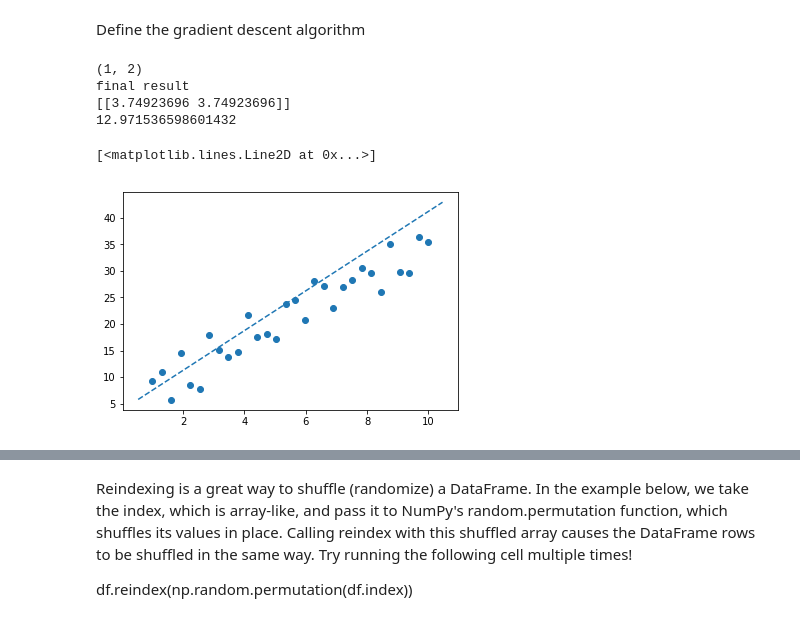
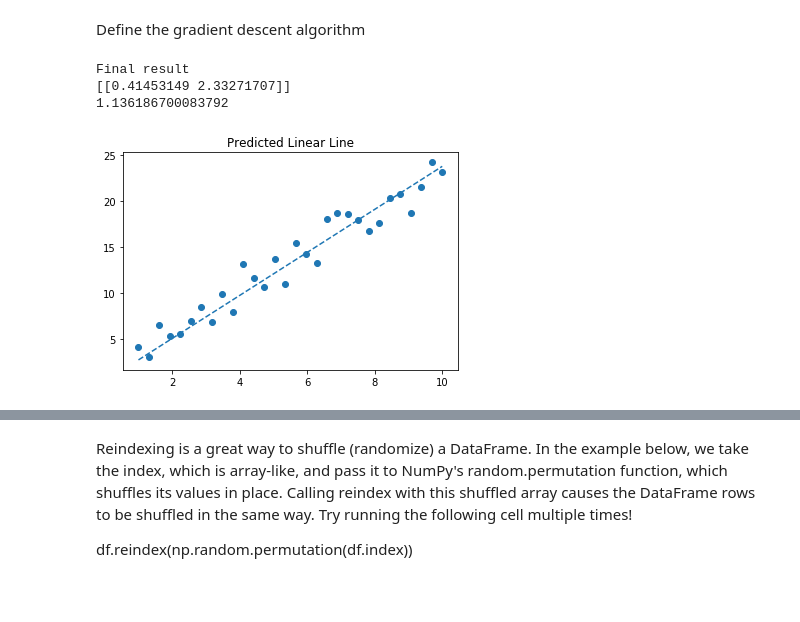
Before and after one commit to dbkamal/Machine_Learning_Practice_Python, a Jupyter notebook: model/Simple_Linear_Regression_Model.ipynb, the cells around one changed output, grey strips where cells are left out. Drawn from its saved outputs; the diff is of its cells as text; code cells hidden in the pictures; blank space fills up the shorter version.

```diff
--- a/model/Simple_Linear_Regression_Model.ipynb
+++ b/model/Simple_Linear_Regression_Model.ipynb
@@ -9,7 +9,15 @@ import matplotlib.pyplot as plt
 # %%
 m = 30 # number of observation
 X = np.linspace(start=1, stop=10, num=m).reshape(-1,1) # features or X
-Y = np.add(np.random.rand(m,1)*10, 3 * X).reshape(-1,1)
-print(X.shape)
+
+# create an array containing only "1"
+ones = np.ones([X.shape[0], 1])
+
+#cocatenate the ones to X matrix
+# h(theta) = theta_0 * x_0 + theta_1 * x_1 where x_0 one vector
+X_mod = np.concatenate([ones, X], 1)
+
+Y = np.add(np.random.rand(m,1)*5, 2 * X).reshape(-1,1)
+print(X_mod.shape)
 print(Y.shape)
 # %% [output]
@@ -27,42 +36,43 @@ plt.show()
 Define cost function which is the Least Square Error
 # %%
 def compute_cost(X, Y, theta):
-    inner = np.power(np.matmul(X, theta) - Y, 2)
+    inner = np.power(np.matmul(X, theta.T) - Y, 2)
     return np.sum(inner) / (2 * len(X))
 # %% [markdown]
 Define the gradient descent algorithm
 # %%
 def gradient_descent(X, Y, theta, alpha, epochs):
+
+    costs = []
     for i in range(epochs):
-        theta = theta - (alpha/len(X)) * np.sum((X @ theta - Y) * X, axis=0)
+        theta = theta - (alpha/len(X)) * np.sum((X @ theta.T - Y) * X, axis=0)
         cost = compute_cost(X, Y, theta)
-
+        costs.append([i, cost])
 #         if i % 10 == 0:
 #             print('theta: ', theta)
 #             print('cost: ', cost)
-    return (theta, cost)
+
+    return (theta, cost, costs)
 # %%
 # Execute the gradient descent algorithm
+# theta is a row vector
 theta = np.array([[0.0, 0.0]])
-print(theta.shape)
 alpha = 0.003
-epochs = 500
-g, cost = gradient_descent(X, Y, theta, alpha, epochs)
-print('final result')
+epochs = 100
+g, cost, costs = gradient_descent(X_mod, Y, theta, alpha, epochs)
+print('Final result')
 print(g)
 print(cost)
 # %% [output]
-(1, 2)
-final result
-[[3.74923696 3.74923696]]
-12.971536598601432
+Final result
+[[0.41453149 2.33271707]]
+1.136186700083792
 # %%
 # final plot
 plt.scatter(X[:, 0].reshape(-1,1), Y)
-axes = plt.gca()
-x_vals = np.array(axes.get_xlim())
-y_vals = g[0][0] + g[0][1]* x_vals #the line equation
-plt.plot(x_vals, y_vals, '--')
+predicted_y = g[0][0] + g[0][1] * X
+plt.plot(X, predicted_y, '--')
+plt.title('Predicted Linear Line')
+plt.show()
 # %% [output]
-[<matplotlib.lines.Line2D at 0x...>]
-[figure, old version]
+[figure, new version]
```
Also changed, not shown: parts of 3 cells of this notebook.
